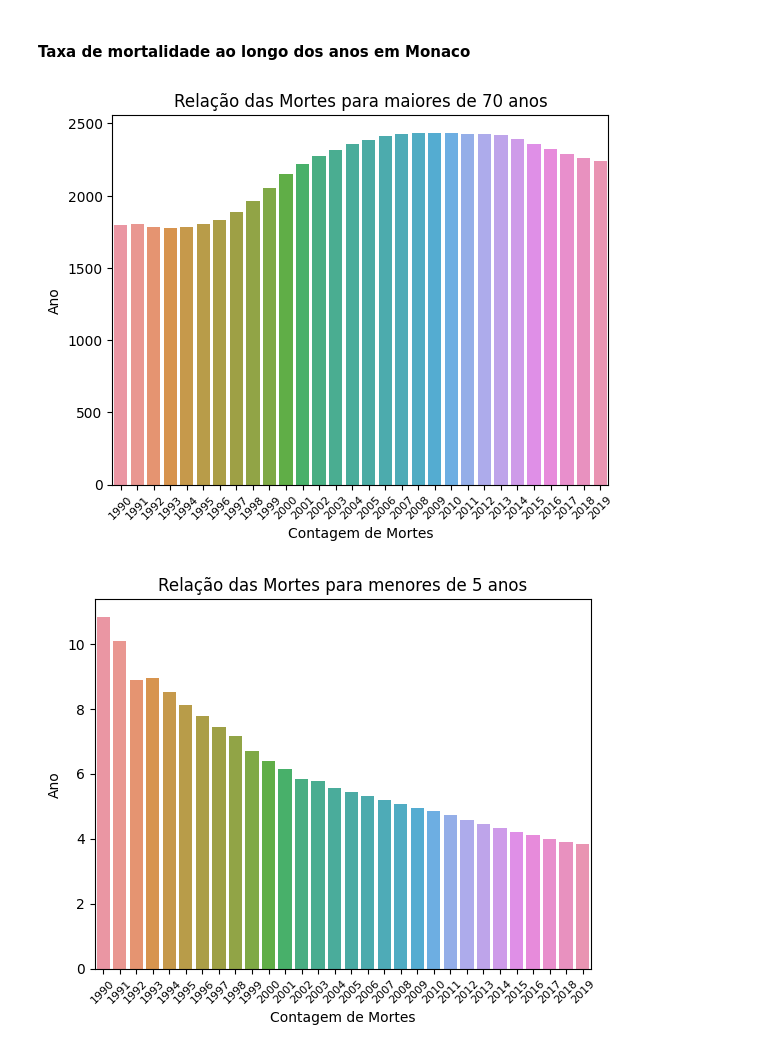
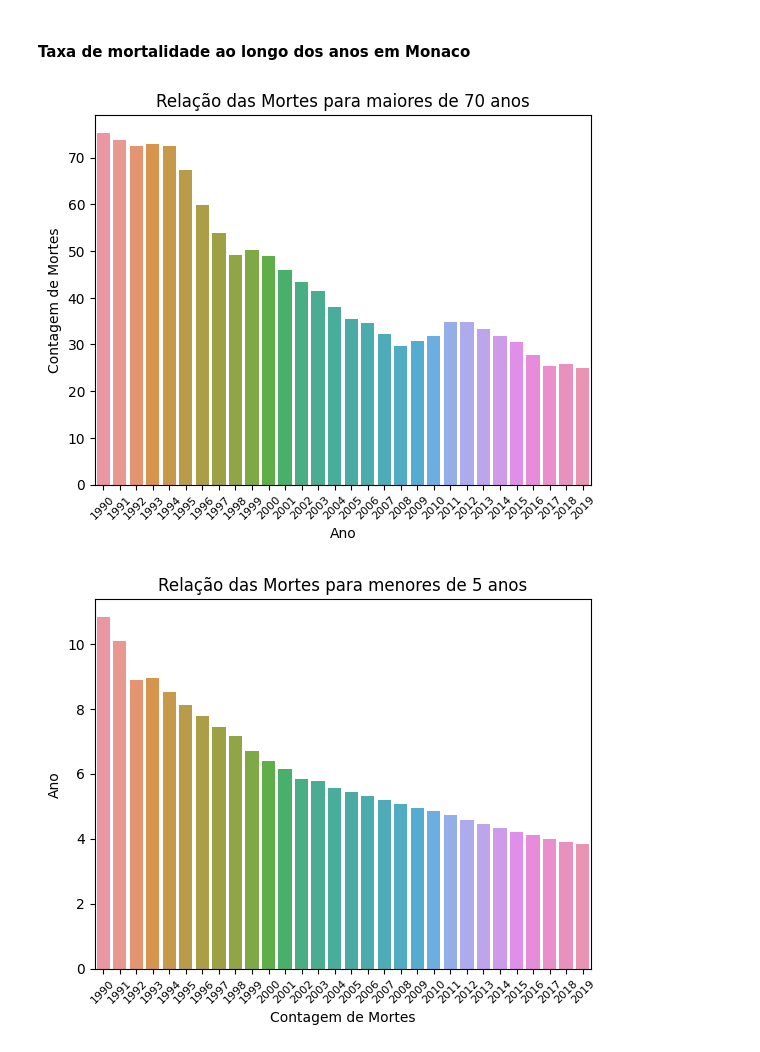
Before and after one commit to kamilyassis/Projeto-ICD, a Jupyter notebook: Teste-RelFinal-Projeto-ICD.ipynb, the cells around one changed output. Cells and saved outputs as stored; diff of their text form; code cells hidden in the pictures.

```diff
--- a/Teste-RelFinal-Projeto-ICD.ipynb
+++ b/Teste-RelFinal-Projeto-ICD.ipynb
@@ -88,11 +107,10 @@ print(df_regions)
 #retirando
 
 # Obter os valores únicos da coluna 'Entity' que atendem ao critério
-valores_unicos = df['Entity'].unique()
 array_not_a_country = []
 
 for palavra in valores_unicos:
     if 'G20' in palavra or 'WB' in palavra or 'WHO' in palavra or 'Income' in palavra:
         array_not_a_country.append(palavra)
 
-df_not_a_country = pd.DataFrame(array_regions, columns=['Regions'])
+df_not_a_country = pd.DataFrame(array_not_a_country, columns=['Not a Country'])
@@ -99,6 +137,6 @@ df_not_a_country = pd.DataFrame(array_regions, columns=['Regions'])
 # %%
 # Eliminar os valores presentes em df_regions do DataFrame df
-df = df[~df['Entity'].isin(df_regions['Regions'])]
+df = df[~df['Entity'].isin(df_not_a_country['Not a Country'])]
 
 # Exibir o DataFrame após a eliminação
 print("\nDataFrame após a eliminação:")
@@ -142,10 +161,11 @@ print(df_country_income)
 # %% [markdown]
 *Para facilitar a manipulação das colunas, abreviamos Deaths - Neoplasms - Sex: Both - Age para **DNS**
 # %%
-df = df.rename(columns={ "Deaths - Neoplasms - Sex: Both - Age: Under 5 (Rate)": "| DNS < 5 |",
+df = df.rename(columns={ "Deaths - Neoplasms - Sex: Both - Age: Under 5 (Rate)": "DNS < 5",
                 "Deaths - Neoplasms - Sex: Both - Age: Age-standardized (Rate)": "DNS Padronizado",
-                "Deaths - Neoplasms - Sex: Both - Age: All Ages (Rate)": "| DNS all ages |",
+                "Deaths - Neoplasms - Sex: Both - Age: All Ages (Rate)": "DNS all ages",
                 "Deaths - Neoplasms - Sex: Both - Age: 70+ years (Rate)" : "DNS > 70",
-                "Deaths - Neoplasms - Sex: Both - Age: 5-14 years (Rate)" : "| 5 < DNS < 14 |",
+                "Deaths - Neoplasms - Sex: Both - Age: 5-14 years (Rate)" : "5 < DNS < 14",
                 "Deaths - Neoplasms - Sex: Both - Age: 50-69 years (Rate)" : "50 < DNS < 69",
-                "Deaths - Neoplasms - Sex: Both - Age: 15-49 years (Rate)" : "| 15 < DNS < 49 |" })
+                "Deaths - Neoplasms - Sex: Both - Age: 15-49 years (Rate)" : "15 < DNS < 49",
+                 "Entity":"Country" })
@@ -151,0 +197,6 @@ df = df.rename(columns={ "Deaths - Neoplasms - Sex: Both - Age: Under 5 (Rate)":
+# %%
+nova_ordem = ['Country', 'Code', 'Year', 'DNS < 5', '5 < DNS < 14', '15 < DNS < 49','50 < DNS < 69', 'DNS > 70', 'DNS all ages',  'DNS Padronizado']
+
+# Selecionar as colunas na ordem desejada
+df = df[nova_ordem]
+df
@@ -275,17 +351,17 @@ df_latam = df.loc[(df['Entity'] == 'Latin America & Caribbean')]
 # %% [markdown]
 #### Taxa de mortalidade ao longo dos anos em Monaco
 # %%
-df_monaco = df.loc[(df['Entity']=='Monaco')]
-sns.barplot(data=df_monaco, x='Year', y='DNS > 70').set(title="Relação das Mortes para maiores de 70 anos")
+df_monaco = df.loc[(df['Country']=='Malawi')]
+sns.barplot(data=df_monaco, x='Year', y='DNS < 5').set(title="Relação das Mortes para maiores de 70 anos")
 plt.xlabel('Ano')
 plt.ylabel('Contagem de Mortes')
 
 # Rotacionar os rótulos dos anos e diminuir a fonte
 plt.xticks(rotation=45, fontsize=8)
 
 plt.show()
 # %% [output]
-[figure, old version]
+[figure, new version]
 # %%
 df_monaco = df.loc[(df['Entity']=='Monaco')]
 sns.barplot(data=df_monaco, x='Year', y='| DNS < 5 |').set(title="Relação das Mortes para menores de 5 anos")
```
Also changed, not shown: parts of 24 cells of this notebook.
